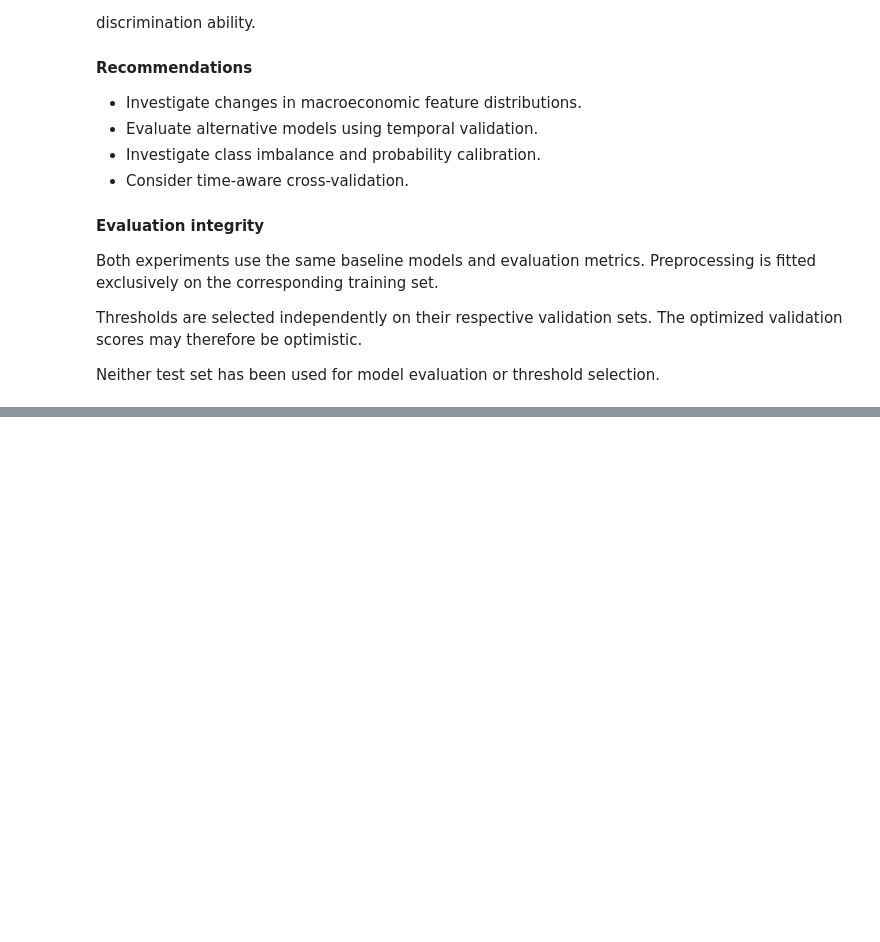
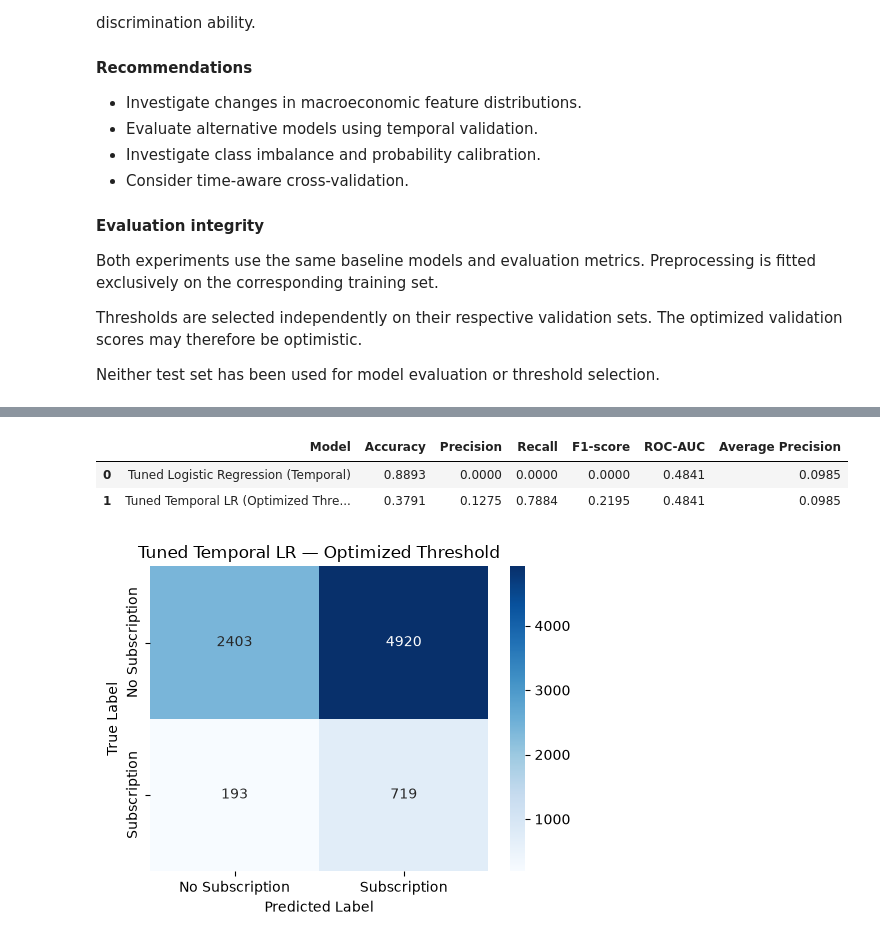
Before and after one commit to ysf-dmk/Bank-Marketing, a Jupyter notebook: Baseline_Model.ipynb, the cells around one changed output, grey strips where cells are left out. Cells and saved outputs as stored; diff of their text form; code cells hidden in the pictures; blank space fills up the shorter version.

```diff
--- a/Baseline_Model.ipynb
+++ b/Baseline_Model.ipynb
@@ -1228,0 +1720,60 @@ or threshold selection.
+# %%
+# Apply the optimized threshold
+y_pred_tuned_temporal_opt = (
+    y_proba_tuned_temporal >= best_threshold_tuned_temporal
+).astype(int)
+
+# Evaluate optimized predictions
+tuned_temporal_opt_results = {
+    "Model": "Tuned Temporal LR (Optimized Threshold)",
+    "Accuracy": accuracy_score(
+        y_val_time, y_pred_tuned_temporal_opt
+    ),
+    "Precision": precision_score(
+        y_val_time, y_pred_tuned_temporal_opt, zero_division=0
+    ),
+    "Recall": recall_score(
+        y_val_time, y_pred_tuned_temporal_opt, zero_division=0
+    ),
+    "F1-score": f1_score(
+        y_val_time, y_pred_tuned_temporal_opt, zero_division=0
+    ),
+    "ROC-AUC": roc_auc_score(
+        y_val_time, y_proba_tuned_temporal
+    ),
+    "Average Precision": average_precision_score(
+        y_val_time, y_proba_tuned_temporal
+    )
+}
+
+pd.DataFrame([
+    tuned_temporal_results,
+    tuned_temporal_opt_results
+]).round(4)
+# %% [output]
+|  | Model | Accuracy | Precision | Recall | F1-score | ROC-AUC | Average Precision |
+| 0 | Tuned Logistic Regression (Temporal) | 0.8893 | 0.0000 | 0.0000 | 0.0000 | 0.4841 | 0.0985 |
+| 1 | Tuned Temporal LR (Optimized Thre... | 0.3791 | 0.1275 | 0.7884 | 0.2195 | 0.4841 | 0.0985 |
+# %%
+cm_tuned_temporal_opt = confusion_matrix(
+    y_val_time, y_pred_tuned_temporal_opt
+)
+
+plt.figure(figsize=(5, 4))
+
+sns.heatmap(
+    cm_tuned_temporal_opt,
+    annot=True,
+    fmt="d",
+    cmap="Blues",
+    xticklabels=["No Subscription", "Subscription"],
+    yticklabels=["No Subscription", "Subscription"]
+)
+
+plt.title("Tuned Temporal LR — Optimized Threshold")
+plt.xlabel("Predicted Label")
+plt.ylabel("True Label")
+plt.tight_layout()
+plt.show()
+# %% [output]
+[figure, added]
```
Also changed, not shown: parts of 30 cells of this notebook, 3 other files.
